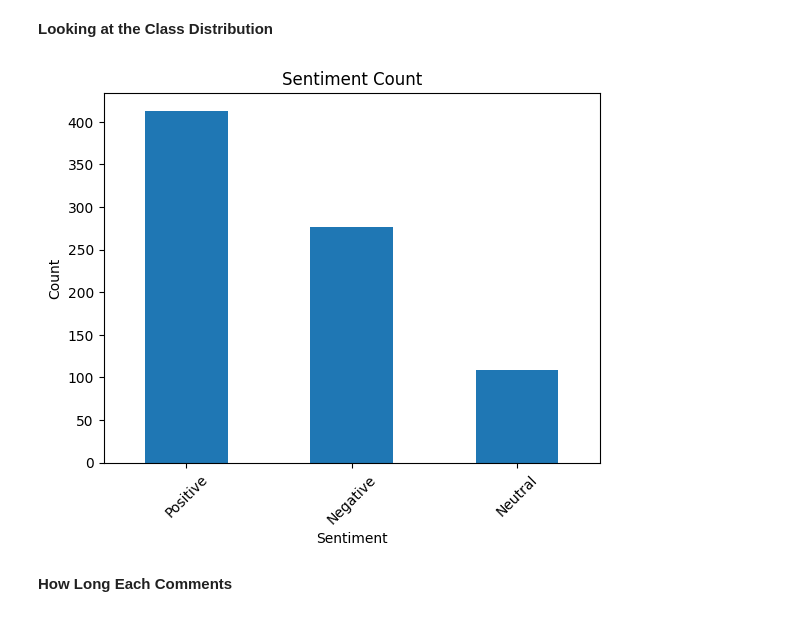
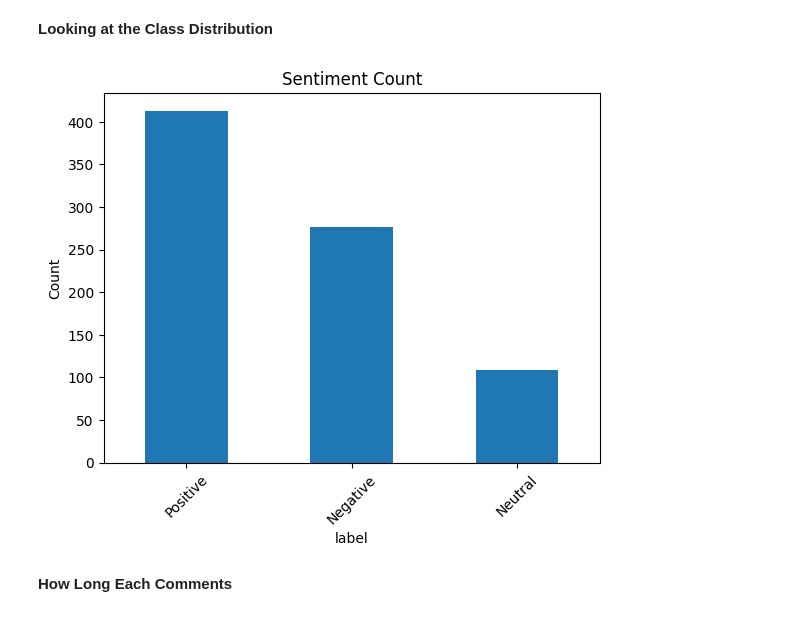
Before and after one commit to mirzaaa101/BengaliSent-A-Bangla-Sentiment-Dataset-for-Film-Reviews-and-Its-Evaluation, a Jupyter notebook: push_dataset_to_hf_hub.ipynb, the cells around one changed output. Drawn from its saved outputs; the diff is of its cells as text; code cells hidden in the pictures.

Commit message:
changed the column name

```diff
--- a/push_dataset_to_hf_hub.ipynb
+++ b/push_dataset_to_hf_hub.ipynb
@@ -24,16 +26,18 @@ df.head()
 | 2 | আমি এ গানে নাচ করছি | Positive |
 | 3 | অনেক দিন পর গান টার কথা মনে পরলো ... | Positive |
 | 4 | আজকে সৃতি রেখে গেলাম কমেন্ট করে | Positive |
+# %%
+df.rename(columns={"Comment": "text", "Sentiment": "label"}, inplace=True)
 # %% [markdown]
 **Looking at the Class Distribution**
 # %%
 import matplotlib.pyplot as plt
 
-df["Sentiment"].value_counts().plot(kind="bar", rot=45, title="Sentiment Count")
+df["label"].value_counts().plot(kind="bar", rot=45, title="Sentiment Count")
 plt.ylabel("Count")
 plt.show()
 # %% [output]
-[figure, old version]
+[figure, new version]
 # %% [markdown]
 **How Long Each Comments**
 # %%
```
Also changed, not shown: parts of 5 cells of this notebook.
